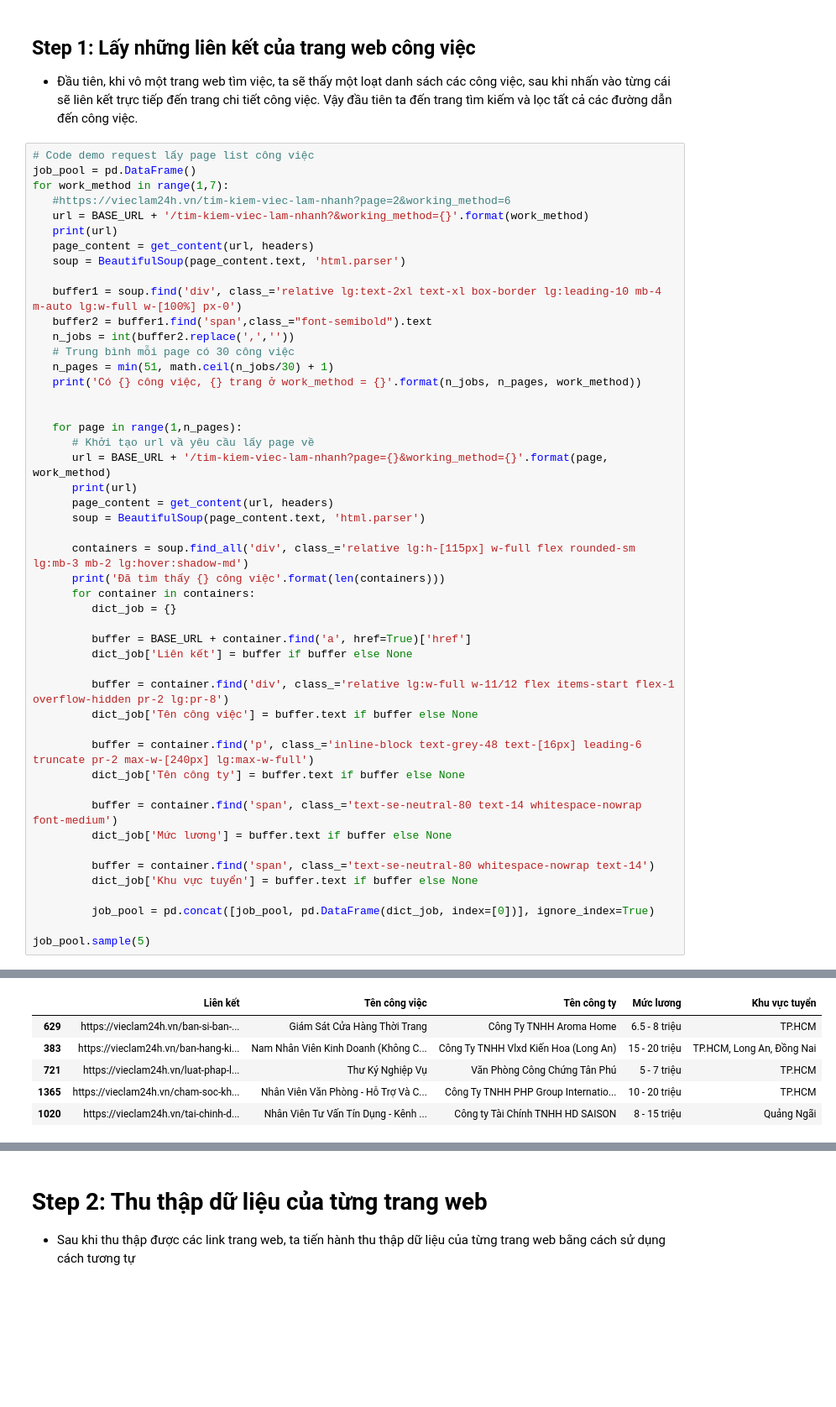
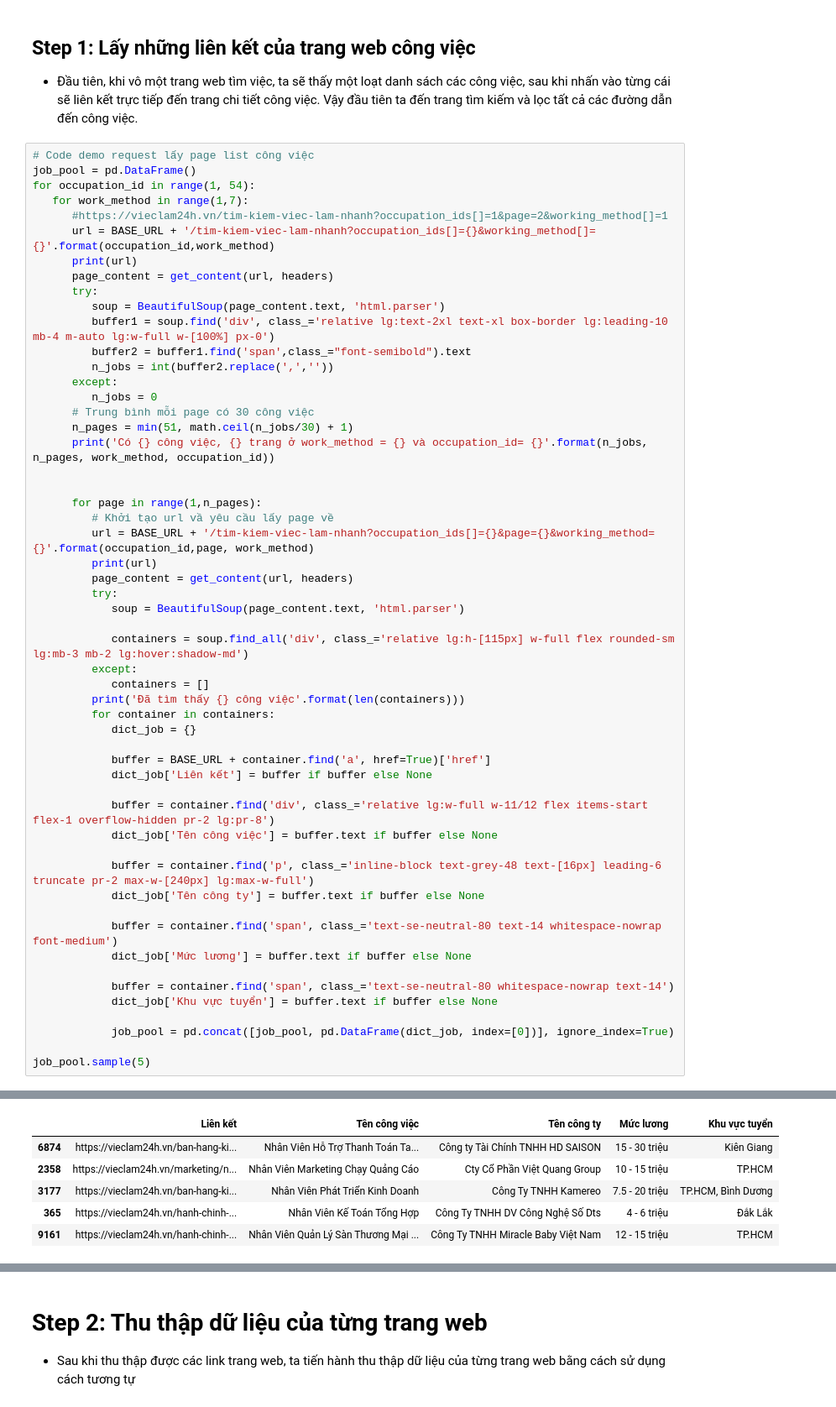
Before and after one commit to HungLVT/NMKHDL, a Jupyter notebook: notebooks/1.0-data-collecting.ipynb, the cells around one changed output, grey strips where cells are left out. Shown: that part at 84% size. Saved outputs shown, nothing was run; the diff lists cells and outputs as text; blank space fills up the shorter version.

```diff
--- a/notebooks/1.0-data-collecting.ipynb
+++ b/notebooks/1.0-data-collecting.ipynb
@@ -70,49 +70,55 @@ headers = {
 # %%
 # Code demo request lấy page list công việc
 job_pool = pd.DataFrame()
-for work_method in range(1,7):
-   #https://vieclam24h.vn/tim-kiem-viec-lam-nhanh?page=2&working_method=6
-   url = BASE_URL + '/tim-kiem-viec-lam-nhanh?&working_method={}'.format(work_method)
-   print(url)
-   page_content = get_content(url, headers)
-   soup = BeautifulSoup(page_content.text, 'html.parser')
-
-   buffer1 = soup.find('div', class_='relative lg:text-2xl text-xl box-border lg:leading-10 mb-4 m-auto lg:w-full w-[100%] px-0')
-   buffer2 = buffer1.find('span',class_="font-semibold").text
-   n_jobs = int(buffer2.replace(',',''))
-   # Trung bình mỗi page có 30 công việc
-   n_pages = min(51, math.ceil(n_jobs/30) + 1)
-   print('Có {} công việc, {} trang ở work_method = {}'.format(n_jobs, n_pages, work_method))
+for occupation_id in range(1, 54):
+   for work_method in range(1,7):
+      #https://vieclam24h.vn/tim-kiem-viec-lam-nhanh?occupation_ids[]=1&page=2&working_method[]=1
+      url = BASE_URL + '/tim-kiem-viec-lam-nhanh?occupation_ids[]={}&working_method[]={}'.format(occupation_id,work_method)
+      print(url)
+      page_content = get_content(url, headers)
+      try:
+         soup = BeautifulSoup(page_content.text, 'html.parser')
+         buffer1 = soup.find('div', class_='relative lg:text-2xl text-xl box-border lg:leading-10 mb-4 m-auto lg:w-full w-[100%] px-0')
+         buffer2 = buffer1.find('span',class_="font-semibold").text
+         n_jobs = int(buffer2.replace(',',''))
+      except:
+         n_jobs = 0
+      # Trung bình mỗi page có 30 công việc
+      n_pages = min(51, math.ceil(n_jobs/30) + 1)
+      print('Có {} công việc, {} trang ở work_method = {} và occupation_id= {}'.format(n_jobs, n_pages, work_method, occupation_id))
 
 
-   for page in range(1,n_pages):
-      # Khởi tạo url vầ yêu cầu lấy page về
-      url = BASE_URL + '/tim-kiem-viec-lam-nhanh?page={}&working_method={}'.format(page, work_method)
-      print(url)
-      page_content = get_content(url, headers)
-      soup = BeautifulSoup(page_content.text, 'html.parser')
+      for page in range(1,n_pages):
+         # Khởi tạo url vầ yêu cầu lấy page về
+         url = BASE_URL + '/tim-kiem-viec-lam-nhanh?occupation_ids[]={}&page={}&working_method={}'.format(occupation_id,page, work_method)
+         print(url)
+         page_content = get_content(url, headers)
+         try:
+            soup = BeautifulSoup(page_content.text, 'html.parser')
 
-      containers = soup.find_all('div', class_='relative lg:h-[115px] w-full flex rounded-sm lg:mb-3 mb-2 lg:hover:shadow-md')
-      print('Đã tìm thấy {} công việc'.format(len(containers)))
-      for container in containers:
-         dict_job = {}
+            containers = soup.find_all('div', class_='relative lg:h-[115px] w-full flex rounded-sm lg:mb-3 mb-2 lg:hover:shadow-md')
+         except:
+            containers = []
+         print('Đã tìm thấy {} công việc'.format(len(containers)))
+         for container in containers:
+            dict_job = {}
 
-         buffer = BASE_URL + container.find('a', href=True)['href']
-         dict_job['Liên kết'] = buffer if buffer else None
+            buffer = BASE_URL + container.find('a', href=True)['href']
+            dict_job['Liên kết'] = buffer if buffer else None
 
-         buffer = container.find('div', class_='relative lg:w-full w-11/12 flex items-start flex-1 overflow-hidden pr-2 lg:pr-8')
-         dict_job['Tên công việc'] = buffer.text if buffer else None
+            buffer = container.find('div', class_='relative lg:w-full w-11/12 flex items-start flex-1 overflow-hidden pr-2 lg:pr-8')
+            dict_job['Tên công việc'] = buffer.text if buffer else None
 
-         buffer = container.find('p', class_='inline-block text-grey-48 text-[16px] leading-6 truncate pr-2 max-w-[240px] lg:max-w-full')
-         dict_job['Tên công ty'] = buffer.text if buffer else None
+            buffer = container.find('p', class_='inline-block text-grey-48 text-[16px] leading-6 truncate pr-2 max-w-[240px] lg:max-w-full')
+            dict_job['Tên công ty'] = buffer.text if buffer else None
 
-         buffer = container.find('span', class_='text-se-neutral-80 text-14 whitespace-nowrap font-medium')
-         dict_job['Mức lương'] = buffer.text if buffer else None
+            buffer = container.find('span', class_='text-se-neutral-80 text-14 whitespace-nowrap font-medium')
+            dict_job['Mức lương'] = buffer.text if buffer else None
 
-         buffer = container.find('span', class_='text-se-neutral-80 whitespace-nowrap text-14')
-         dict_job['Khu vực tuyển'] = buffer.text if buffer else None
+            buffer = container.find('span', class_='text-se-neutral-80 whitespace-nowrap text-14')
+            dict_job['Khu vực tuyển'] = buffer.text if buffer else None
 
-         job_pool = pd.concat([job_pool, pd.DataFrame(dict_job, index=[0])], ignore_index=True)
+            job_pool = pd.concat([job_pool, pd.DataFrame(dict_job, index=[0])], ignore_index=True)
 
 job_pool.sample(5)
 # %% [output]
@@ -136,8 +142,8 @@ Success!!!
 |  | Liên kết | Tên công việc | Tên công ty | Mức lương | Khu vực tuyển |
-| 629 | https://vieclam24h.vn/ban-si-ban-... | Giám Sát Cửa Hàng Thời Trang | Công Ty TNHH Aroma Home | 6.5 - 8 triệu | TP.HCM |
-| 383 | https://vieclam24h.vn/ban-hang-ki... | Nam Nhân Viên Kinh Doanh (Không C... | Công Ty TNHH Vlxd Kiến Hoa (Long An) | 15 - 20 triệu | TP.HCM, Long An, Đồng Nai |
-| 721 | https://vieclam24h.vn/luat-phap-l... | Thư Ký Nghiệp Vụ | Văn Phòng Công Chứng Tân Phú | 5 - 7 triệu | TP.HCM |
-| 1365 | https://vieclam24h.vn/cham-soc-kh... | Nhân Viên Văn Phòng - Hỗ Trợ Và C... | Công Ty TNHH PHP Group Internatio... | 10 - 20 triệu | TP.HCM |
-| 1020 | https://vieclam24h.vn/tai-chinh-d... | Nhân Viên Tư Vấn Tín Dụng - Kênh ... | Công ty Tài Chính TNHH HD SAISON | 8 - 15 triệu | Quảng Ngãi |
+| 6874 | https://vieclam24h.vn/ban-hang-ki... | Nhân Viên Hỗ Trợ Thanh Toán Ta... | Công ty Tài Chính TNHH HD SAISON | 15 - 30 triệu | Kiên Giang |
+| 2358 | https://vieclam24h.vn/marketing/n... | Nhân Viên Marketing Chạy Quảng Cáo | Cty Cổ Phần Việt Quang Group | 10 - 15 triệu | TP.HCM |
+| 3177 | https://vieclam24h.vn/ban-hang-ki... | Nhân Viên Phát Triển Kinh Doanh | Công Ty TNHH Kamereo | 7.5 - 20 triệu | TP.HCM, Bình Dương |
+| 365 | https://vieclam24h.vn/hanh-chinh-... | Nhân Viên Kế Toán Tổng Hợp | Công Ty TNHH DV Công Nghệ Số Dts | 4 - 6 triệu | Đắk Lắk |
+| 9161 | https://vieclam24h.vn/hanh-chinh-... | Nhân Viên Quản Lý Sàn Thương Mại ... | Công Ty TNHH Miracle Baby Việt Nam | 12 - 15 triệu | TP.HCM |
 # %%
 # Lưu dữ liệu vào file csv
```
Also changed, not shown: parts of 10 cells of this notebook, 5 other files.
